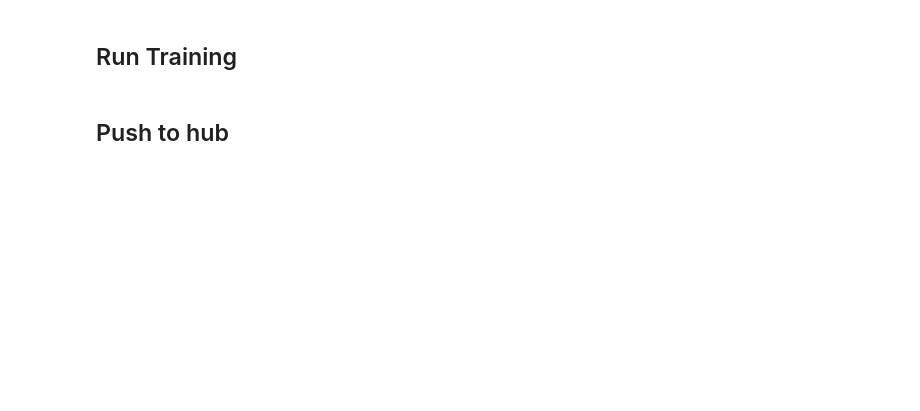
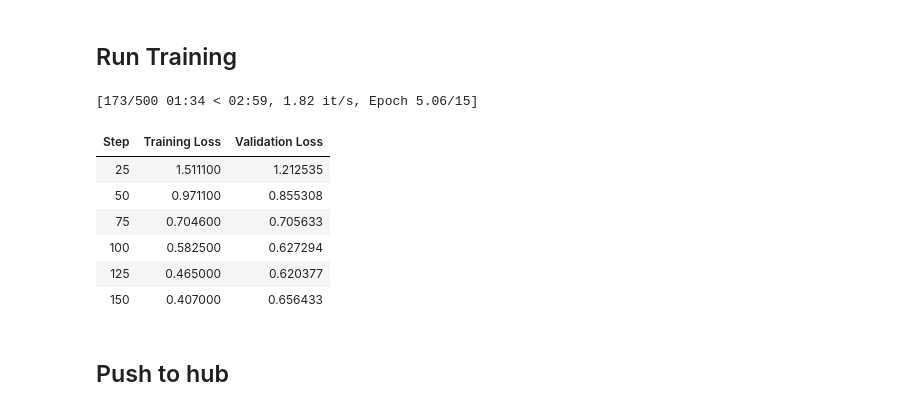
Before and after one commit to TextminR/ws-api, a Jupyter notebook: jupyter/qlora_mistral_ner.ipynb, the cells around one changed output. Cells and saved outputs as stored; diff of their text form; code cells hidden in the pictures; blank space fills up the shorter version.

Commit message:
finetuning mistral

```diff
--- a/jupyter/qlora_mistral_ner.ipynb
+++ b/jupyter/qlora_mistral_ner.ipynb
@@ -123,42 +169,57 @@ print_trainable_parameters(model)
 ## Run Training
 # %%
 import transformers
+from transformers import Trainer, TrainingArguments, EarlyStoppingCallback
 from datetime import datetime
 
 project = "journal-finetune"
 base_model_name = "mistral"
 run_name = base_model_name + "-" + project
 output_dir = "./" + run_name
 
 trainer = transformers.Trainer(
     model=model,
     train_dataset=tokenized_train_dataset,
     eval_dataset=tokenized_val_dataset,
     args=transformers.TrainingArguments(
         output_dir=output_dir,
         warmup_steps=1,
-        per_device_train_batch_size=2,
+        per_device_train_batch_size=6,
         gradient_accumulation_steps=1,
         gradient_checkpointing=True,
         max_steps=500,
-        learning_rate=2.5e-5, # Want a small lr for finetuning
+        learning_rate=2e-5, # Want a small lr for finetuning
         bf16=True,
         optim="paged_adamw_8bit",
         logging_steps=25,              # When to start reporting loss
         logging_dir="./logs",        # Directory for storing logs
         save_strategy="steps",       # Save the model checkpoint every logging step
         save_steps=25,                # Save checkpoints every 50 steps
         evaluation_strategy="steps", # Evaluate the model every logging step
         eval_steps=25,               # Evaluate and save checkpoints every 50 steps
         do_eval=True,                # Perform evaluation at the end of training
+        load_best_model_at_end=True,  # Load the best model at the end of training
+        metric_for_best_model='loss',  # Use loss to determine the best model
+        greater_is_better=False,       # Lower loss indicates a better model
         # report_to="wandb",           # Comment this out if you don't want to use weights & baises
-        run_name=f"{run_name}-{datetime.now().strftime('%Y-%m-%d-%H-%M')}"          # Name of the W&B run (optional)
+        run_name=f"{run_name}-{datetime.now().strftime('%Y-%m-%d-%H-%M')}"          # Name of the W&B run (optional),
+
     ),
     data_collator=transformers.DataCollatorForLanguageModeling(tokenizer, mlm=False),
+    callbacks=[EarlyStoppingCallback(early_stopping_patience=3)],  # Stop after 3 evaluations without improvement
 )
 
-model.config.use_cache = False  # silence the warnings. Please re-enable for inference!
+model.config.use_cache = True  # silence the warnings. Please re-enable for inference!
 trainer.train()
+# %% [output]
+[173/500 01:34 < 02:59, 1.82 it/s, Epoch 5.06/15]
+| Step | Training Loss | Validation Loss |
+| 25 | 1.511100 | 1.212535 |
+| 50 | 0.971100 | 0.855308 |
+| 75 | 0.704600 | 0.705633 |
+| 100 | 0.582500 | 0.627294 |
+| 125 | 0.465000 | 0.620377 |
+| 150 | 0.407000 | 0.656433 |
 # %% [markdown]
 ## Push to hub
 # %%
```
Also changed, not shown: parts of 10 cells of this notebook, 6 other files.
